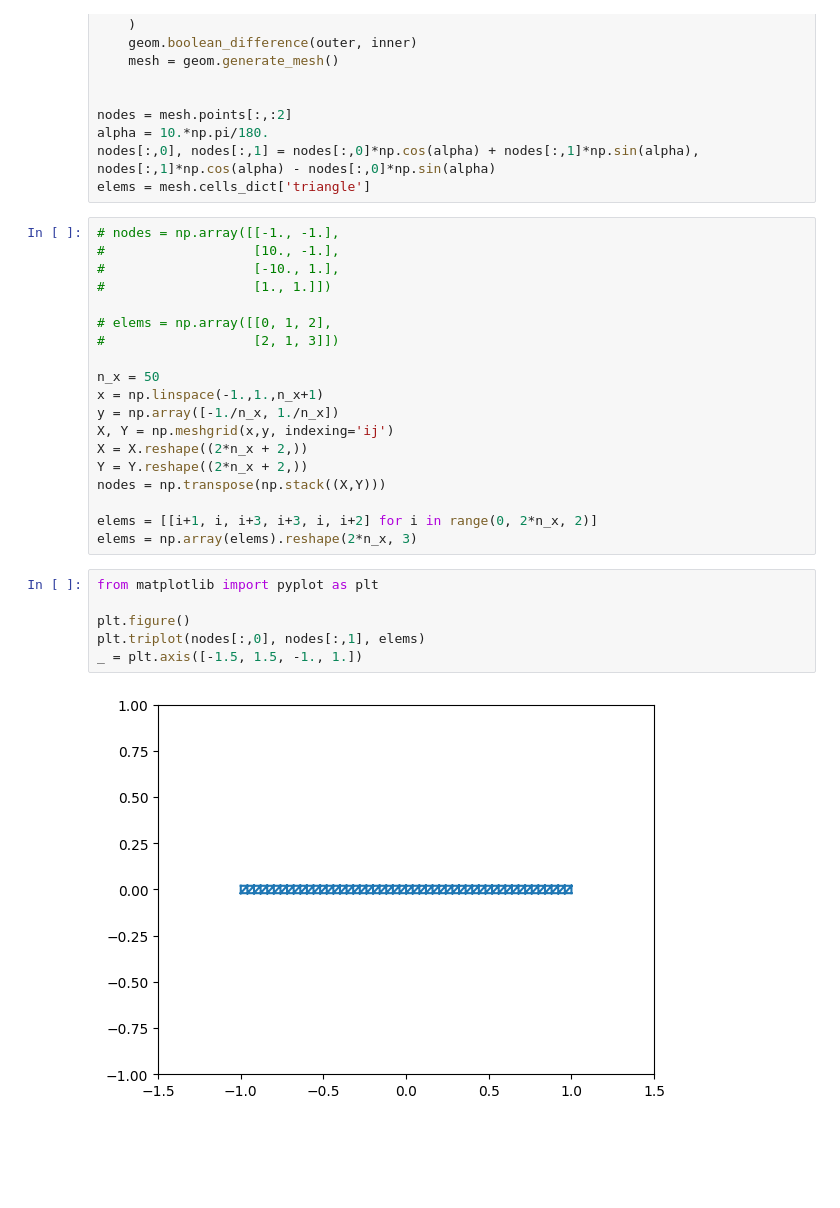
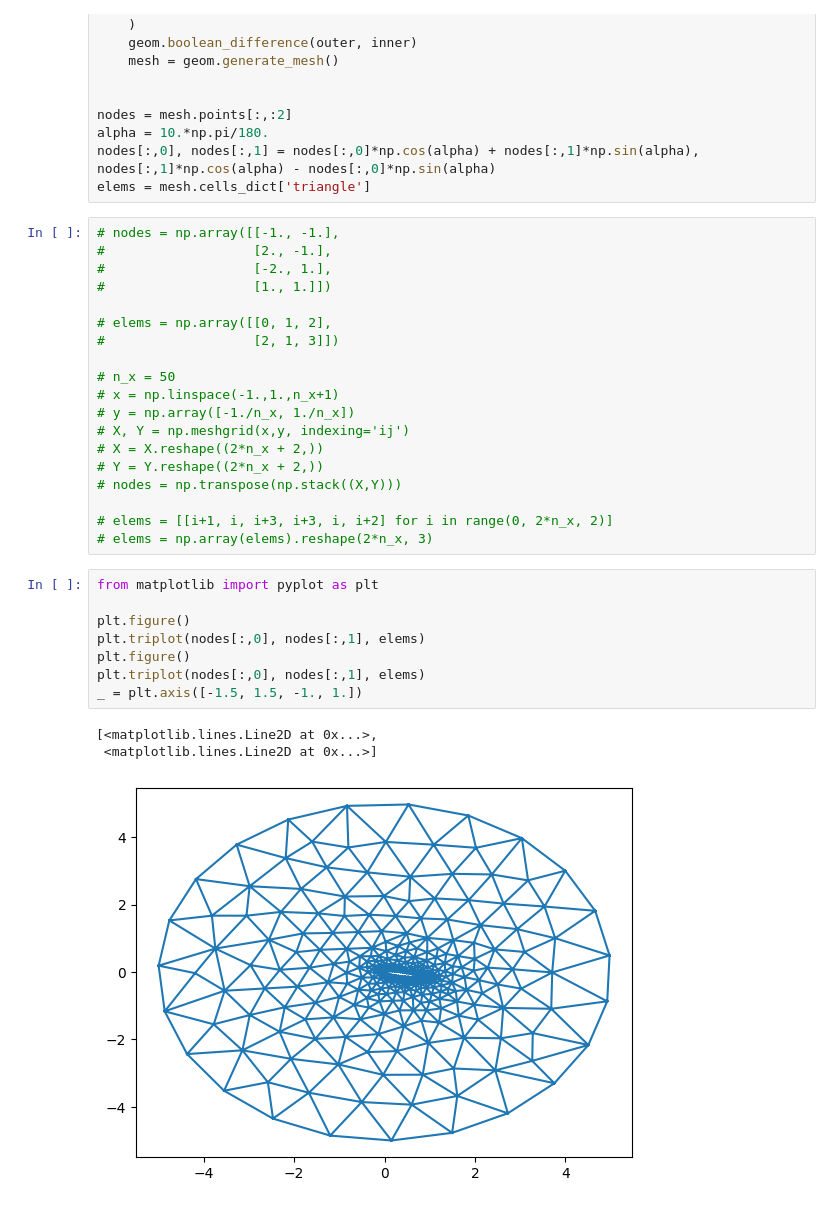
Before and after one commit to JakobBD/innusint, a Jupyter notebook: naca.ipynb, the cells around one changed output. Drawn from its saved outputs; the diff is of its cells as text; blank space fills up the shorter version.

```diff
--- a/naca.ipynb
+++ b/naca.ipynb
@@ -19,31 +19,35 @@ nodes[:,0], nodes[:,1] = nodes[:,0]*np.cos(alpha) + nodes[:,1]*np.sin(alpha), no
 elems = mesh.cells_dict['triangle']
 # %%
 # nodes = np.array([[-1., -1.],
-#                   [10., -1.],
-#                   [-10., 1.],
+#                   [2., -1.],
+#                   [-2., 1.],
 #                   [1., 1.]])
 
 # elems = np.array([[0, 1, 2],
 #                   [2, 1, 3]])
 
-n_x = 50
-x = np.linspace(-1.,1.,n_x+1)
-y = np.array([-1./n_x, 1./n_x])
-X, Y = np.meshgrid(x,y, indexing='ij')
-X = X.reshape((2*n_x + 2,))
-Y = Y.reshape((2*n_x + 2,))
-nodes = np.transpose(np.stack((X,Y)))
+# n_x = 50
+# x = np.linspace(-1.,1.,n_x+1)
+# y = np.array([-1./n_x, 1./n_x])
+# X, Y = np.meshgrid(x,y, indexing='ij')
+# X = X.reshape((2*n_x + 2,))
+# Y = Y.reshape((2*n_x + 2,))
+# nodes = np.transpose(np.stack((X,Y)))
 
-elems = [[i+1, i, i+3, i+3, i, i+2] for i in range(0, 2*n_x, 2)]
-elems = np.array(elems).reshape(2*n_x, 3)
+# elems = [[i+1, i, i+3, i+3, i, i+2] for i in range(0, 2*n_x, 2)]
+# elems = np.array(elems).reshape(2*n_x, 3)
 # %%
 from matplotlib import pyplot as plt
 
 plt.figure()
 plt.triplot(nodes[:,0], nodes[:,1], elems)
+plt.figure()
+plt.triplot(nodes[:,0], nodes[:,1], elems)
 _ = plt.axis([-1.5, 1.5, -1., 1.])
 # %% [output]
+[<matplotlib.lines.Line2D at 0x...>,
+ <matplotlib.lines.Line2D at 0x...>]
-[figure, old version]
+[figure, new version]
 # %%
 # CONNECTIVITY
 n_elems = elems.shape[0]
```
Also changed, not shown: parts of 7 cells of this notebook, 1 other file.
